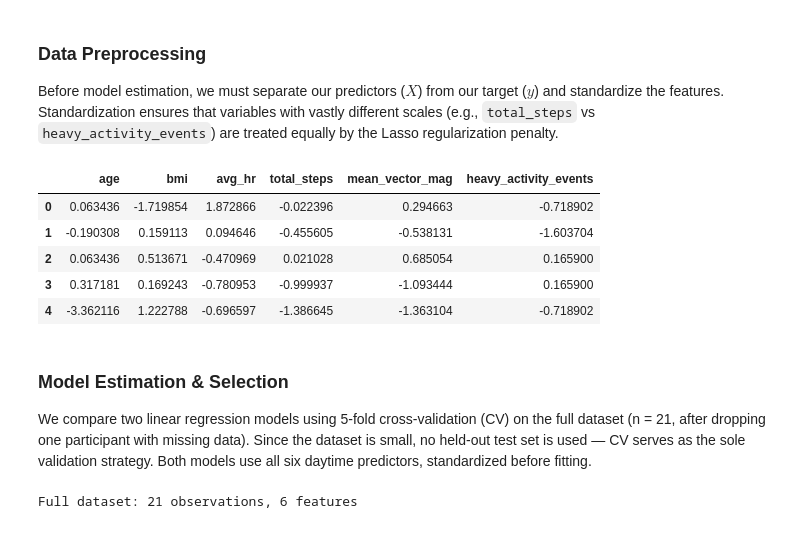
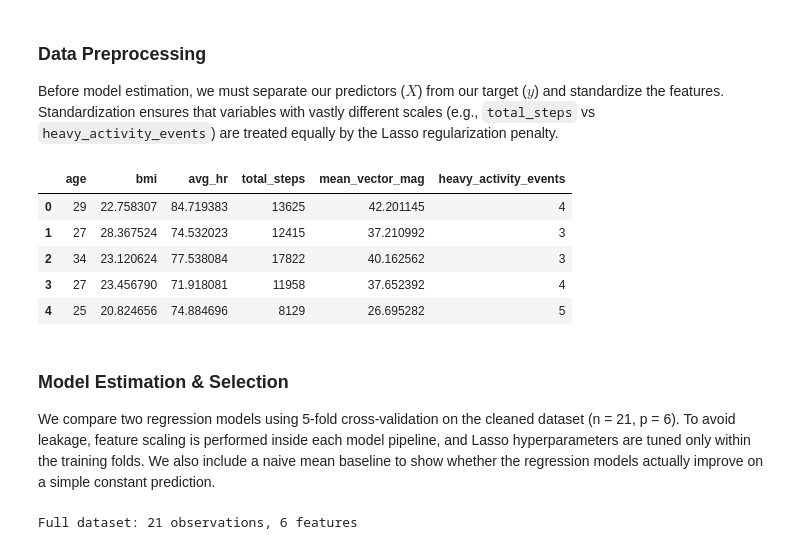
Before and after one commit to amitine26/COGS109_Final_Project, a Jupyter notebook: COGS109_Final_Project.ipynb, the cells around one changed output. Drawn from its saved outputs; the diff is of its cells as text; code cells hidden in the pictures.

```diff
--- a/COGS109_Final_Project.ipynb
+++ b/COGS109_Final_Project.ipynb
@@ -182,38 +169,25 @@ The scatter plot visualizes the slightly negative trend between daytime step cou
 ### Data Preprocessing
 Before model estimation, we must separate our predictors ($X$) from our target ($y$) and standardize the features. Standardization ensures that variables with vastly different scales (e.g., `total_steps` vs `heavy_activity_events`) are treated equally by the Lasso regularization penalty.
 # %%
-from sklearn.model_selection import train_test_split
-from sklearn.preprocessing import StandardScaler
-
 # Define features (X) and target (y)
 feature_cols = ['age', 'bmi', 'avg_hr', 'total_steps', 'mean_vector_mag', 'heavy_activity_events']
 X = df[feature_cols]
 y = df['sleep_quality_score']
 
-# Perform the Train/Test Split
-X_train, X_test, y_train, y_test = train_test_split(X, y, test_size=0.2, random_state=42)
-
-# Initialize the scaler
-scaler = StandardScaler()
-
-# Fit on training data
-X_train_scaled = scaler.fit_transform(X_train)
-X_test_scaled = scaler.transform(X_test)
-
-# Convert back to DataFrame
-X_train_scaled_df = pd.DataFrame(X_train_scaled, columns=feature_cols)
-X_train_scaled_df.head()
+# The final model comparison uses cross-validation with scaling handled inside each pipeline,
+# so we keep preprocessing here focused on defining the analysis dataset.
+X.head()
 # %% [output]
 |  | age | bmi | avg_hr | total_steps | mean_vector_mag | heavy_activity_events |
-| 0 | 0.063436 | -1.719854 | 1.872866 | -0.022396 | 0.294663 | -0.718902 |
-| 1 | -0.190308 | 0.159113 | 0.094646 | -0.455605 | -0.538131 | -1.603704 |
-| 2 | 0.063436 | 0.513671 | -0.470969 | 0.021028 | 0.685054 | 0.165900 |
-| 3 | 0.317181 | 0.169243 | -0.780953 | -0.999937 | -1.093444 | 0.165900 |
-| 4 | -3.362116 | 1.222788 | -0.696597 | -1.386645 | -1.363104 | -0.718902 |
+| 0 | 29 | 22.758307 | 84.719383 | 13625 | 42.201145 | 4 |
+| 1 | 27 | 28.367524 | 74.532023 | 12415 | 37.210992 | 3 |
+| 2 | 34 | 23.120624 | 77.538084 | 17822 | 40.162562 | 3 |
+| 3 | 27 | 23.456790 | 71.918081 | 11958 | 37.652392 | 4 |
+| 4 | 25 | 20.824656 | 74.884696 | 8129 | 26.695282 | 5 |
 # %% [markdown]
 ### Model Estimation & Selection
 
-We compare two linear regression models using 5-fold cross-validation (CV) on the full dataset (n = 21, after dropping one participant with missing data). Since the dataset is small, no held-out test set is used — CV serves as the sole validation strategy. Both models use all six daytime predictors, standardized before fitting.
+We compare two regression models using 5-fold cross-validation on the cleaned dataset (n = 21, p = 6). To avoid leakage, feature scaling is performed inside each model pipeline, and Lasso hyperparameters are tuned only within the training folds. We also include a naive mean baseline to show whether the regression models actually improve on a simple constant prediction.
 # %%
 from sklearn.linear_model import LinearRegression, Lasso, LassoCV
 from sklearn.model_selection import KFold, cross_val_score
```
Also changed, not shown: parts of 11 cells of this notebook.
